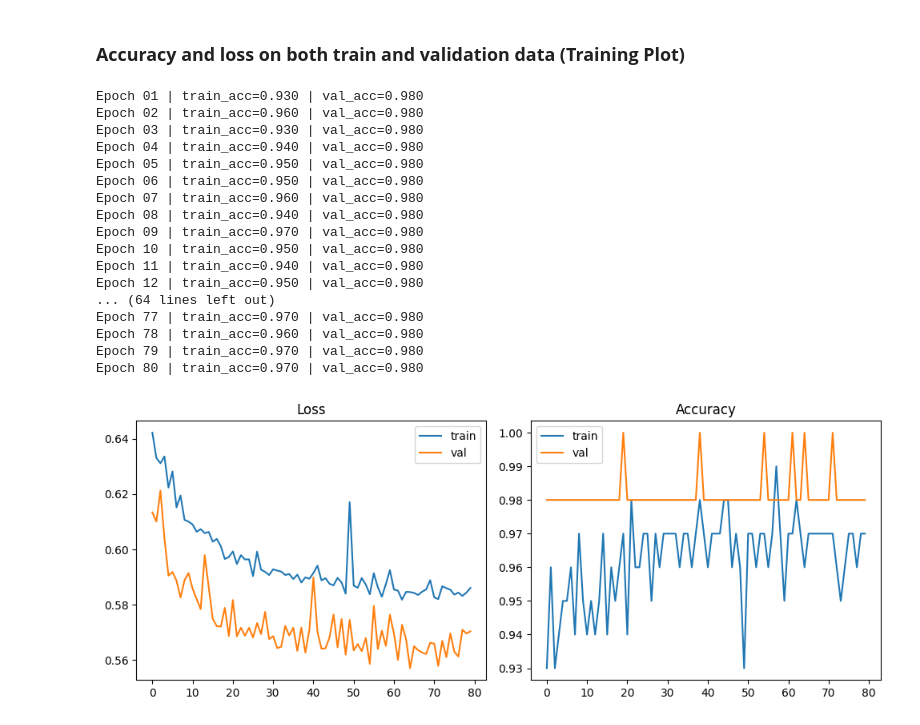
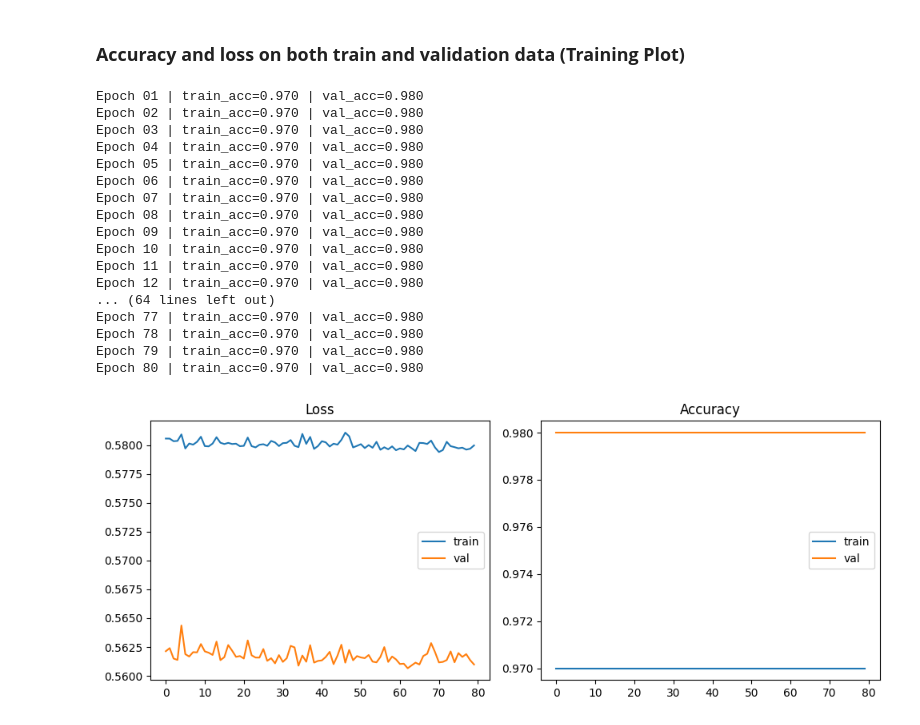
Before and after one commit to mobinapourmoshir/Functional-Deep-Learning, a Jupyter notebook: Iris_DNN.ipynb, the cells around one changed output. Cells and saved outputs as stored; diff of their text form; code cells hidden in the pictures.

Commit message:
Training plot

```diff
--- a/Iris_DNN.ipynb
+++ b/Iris_DNN.ipynb
@@ -159,24 +159,24 @@ valid_dl = DataLoader(valid_ds, batch_size=batch_size, shuffle=False)
 
 # Define loss and optimizer
 loss_fn = torch.nn.CrossEntropyLoss()
-optimizer = torch.optim.Adam(model.parameters(), lr=0.01)
+optimizer = torch.optim.Adam(model.parameters(), lr=0.001)
 
-# ----- Training -----
+# Training
 def train(model, num_epochs, train_dl, valid_dl):
     tr_loss, va_loss, tr_acc, va_acc = [], [], [], []
 
     for epoch in range(num_epochs):
-        # ===== Train =====
+        # Training the model
         model.train()
         tl, tc, n = 0.0, 0, 0
         for x_batch, y_batch in train_dl:
             x_batch, y_batch = x_batch.to(device), y_batch.to(device)
 
-            optimizer.zero_grad()              # (1) reset gradients
-            pred = model(x_batch)              # (2) forward pass
-            loss = loss_fn(pred, y_batch)      # (3) loss
-            loss.backward()                    # (4) backward
-            optimizer.step()                   # (5) update
+            pred = model(x_batch)              # (1) forward pass
+            loss = loss_fn(pred, y_batch)      # (2) loss
+            loss.backward()                    # (3) backward
+            optimizer.step()                   # (4) update
+            optimizer.zero_grad()              # (5) reset gradients
 
             # training loss & accuracy
             tl += loss.item() * y_batch.size(0)
@@ -187,51 +187,51 @@ def train(model, num_epochs, train_dl, valid_dl):
         tr_loss.append(tl / n)
         tr_acc.append(tc / n)
 
-        # ===== Validation =====
+        # Validation
         model.eval()
         vl, vc, n = 0.0, 0, 0
         with torch.no_grad():
             for x_batch, y_batch in valid_dl:
                 x_batch, y_batch = x_batch.to(device), y_batch.to(device)
                 logits = model(x_batch)
                 loss = loss_fn(logits, y_batch)
                 vl += loss.item() * y_batch.size(0)
                 preds = torch.argmax(logits, dim=1)
                 vc += (preds == y_batch).sum().item()
                 n  += y_batch.size(0)
 
         va_loss.append(vl / n)
         va_acc.append(vc / n)
 
         print(f"Epoch {epoch+1:02d} | train_acc={tr_acc[-1]:.3f} | val_acc={va_acc[-1]:.3f}")
 
     return tr_loss, va_loss, tr_acc, va_acc
 
-# ----- Run Training -----
+# Run Training
 num_epochs = 80
 tr_loss, va_loss, tr_acc, va_acc = train(model, num_epochs, train_dl, valid_dl)
 
-# ----- Plot -----
+# Plot
 plt.figure(figsize=(10,4))
 plt.subplot(1,2,1); plt.plot(tr_loss, label="train"); plt.plot(va_loss, label="val"); plt.title("Loss"); plt.legend()
 plt.subplot(1,2,2); plt.plot(tr_acc, label="train"); plt.plot(va_acc, label="val"); plt.title("Accuracy"); plt.legend()
 plt.tight_layout(); plt.show()
 # %% [output]
-Epoch 01 | train_acc=0.930 | val_acc=0.980
-Epoch 02 | train_acc=0.960 | val_acc=0.980
-Epoch 03 | train_acc=0.930 | val_acc=0.980
-Epoch 04 | train_acc=0.940 | val_acc=0.980
-Epoch 05 | train_acc=0.950 | val_acc=0.980
-Epoch 06 | train_acc=0.950 | val_acc=0.980
-Epoch 07 | train_acc=0.960 | val_acc=0.980
-Epoch 08 | train_acc=0.940 | val_acc=0.980
+Epoch 01 | train_acc=0.970 | val_acc=0.980
+Epoch 02 | train_acc=0.970 | val_acc=0.980
+Epoch 03 | train_acc=0.970 | val_acc=0.980
+Epoch 04 | train_acc=0.970 | val_acc=0.980
+Epoch 05 | train_acc=0.970 | val_acc=0.980
+Epoch 06 | train_acc=0.970 | val_acc=0.980
+Epoch 07 | train_acc=0.970 | val_acc=0.980
+Epoch 08 | train_acc=0.970 | val_acc=0.980
 Epoch 09 | train_acc=0.970 | val_acc=0.980
-Epoch 10 | train_acc=0.950 | val_acc=0.980
-Epoch 11 | train_acc=0.940 | val_acc=0.980
-Epoch 12 | train_acc=0.950 | val_acc=0.980
+Epoch 10 | train_acc=0.970 | val_acc=0.980
+Epoch 11 | train_acc=0.970 | val_acc=0.980
+Epoch 12 | train_acc=0.970 | val_acc=0.980
 ... (64 lines left out)
 Epoch 77 | train_acc=0.970 | val_acc=0.980
-Epoch 78 | train_acc=0.960 | val_acc=0.980
+Epoch 78 | train_acc=0.970 | val_acc=0.980
 Epoch 79 | train_acc=0.970 | val_acc=0.980
 Epoch 80 | train_acc=0.970 | val_acc=0.980
-[figure, old version]
+[figure, new version]
```
